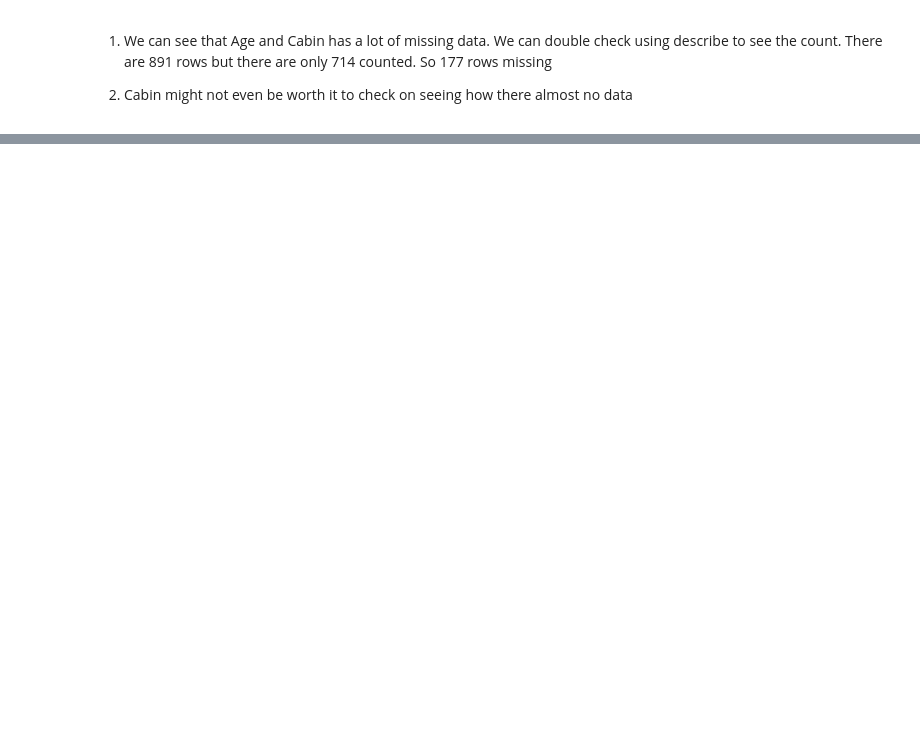
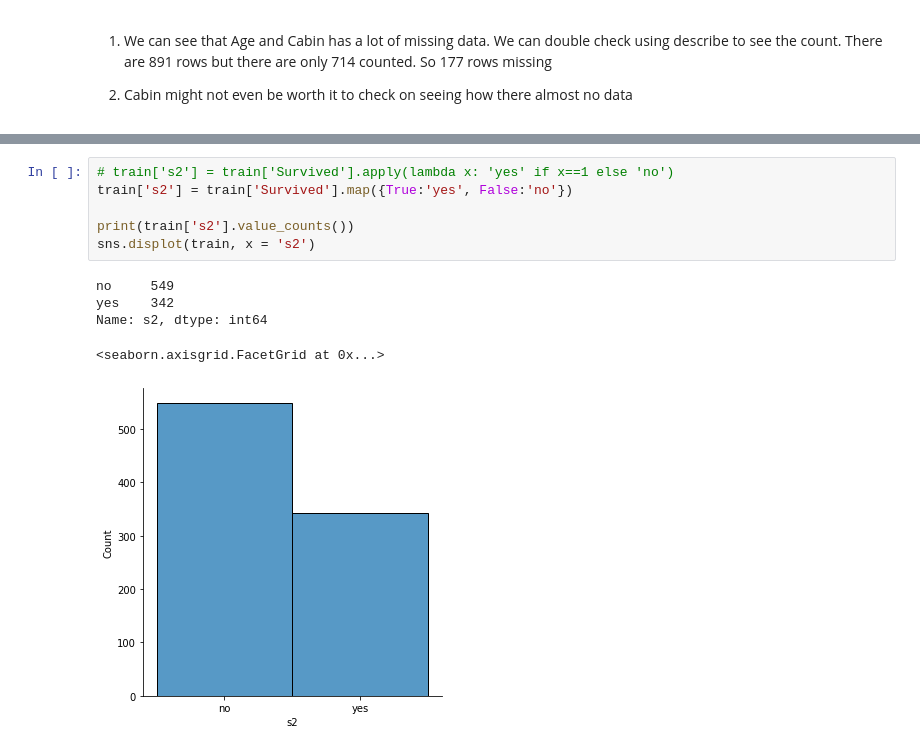
Before and after one commit to Raihan9797/kaggle-titanic, a Jupyter notebook: titanic.ipynb, the cells around one changed output, grey strips where cells are left out. Drawn from its saved outputs; the diff is of its cells as text; blank space fills up the shorter version.

```diff
--- a/titanic.ipynb
+++ b/titanic.ipynb
@@ -117,0 +185,12 @@ Name: Cabin, dtype: object
+# %%
+# train['s2'] = train['Survived'].apply(lambda x: 'yes' if x==1 else 'no')
+train['s2'] = train['Survived'].map({True:'yes', False:'no'})
+
+print(train['s2'].value_counts())
+sns.displot(train, x = 's2')
+# %% [output]
+no     549
+yes    342
+Name: s2, dtype: int64
+<seaborn.axisgrid.FacetGrid at 0x...>
+[figure, added]
```
Also changed, not shown: parts of 52 cells of this notebook, 2 other files.
